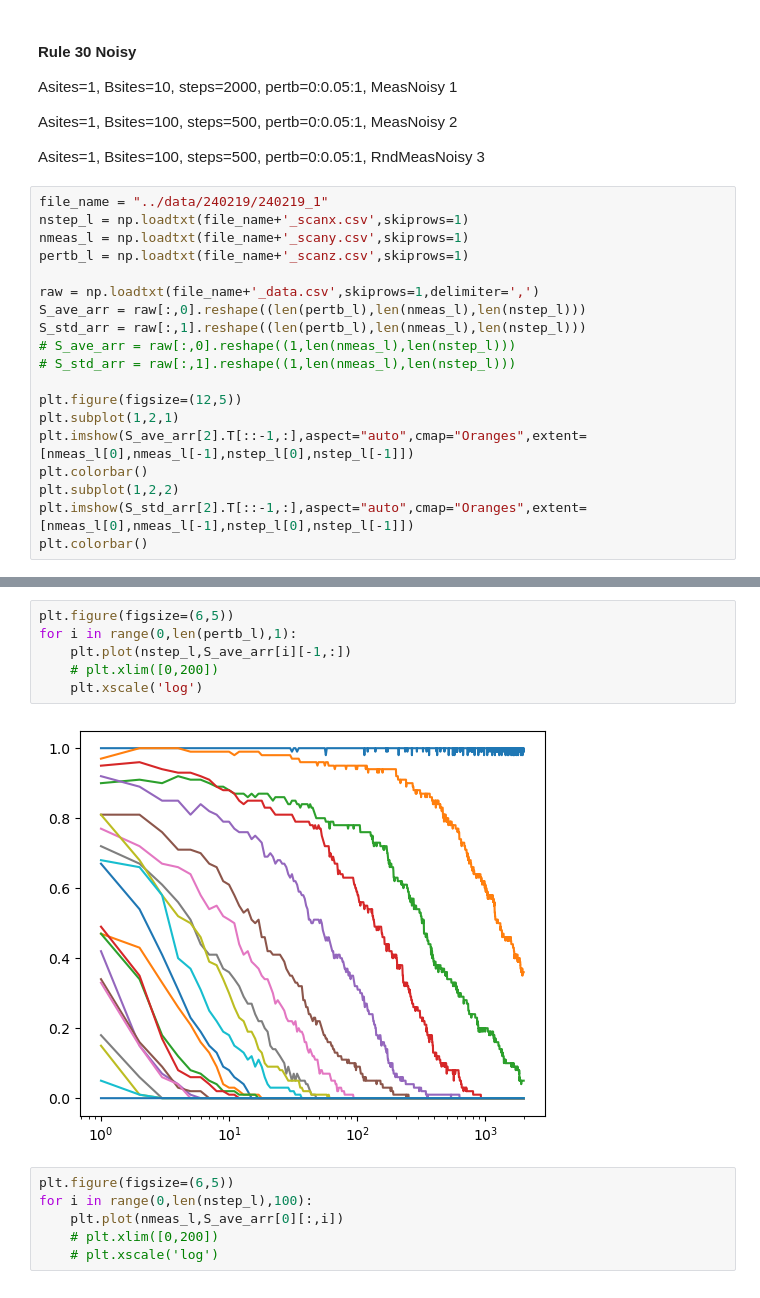
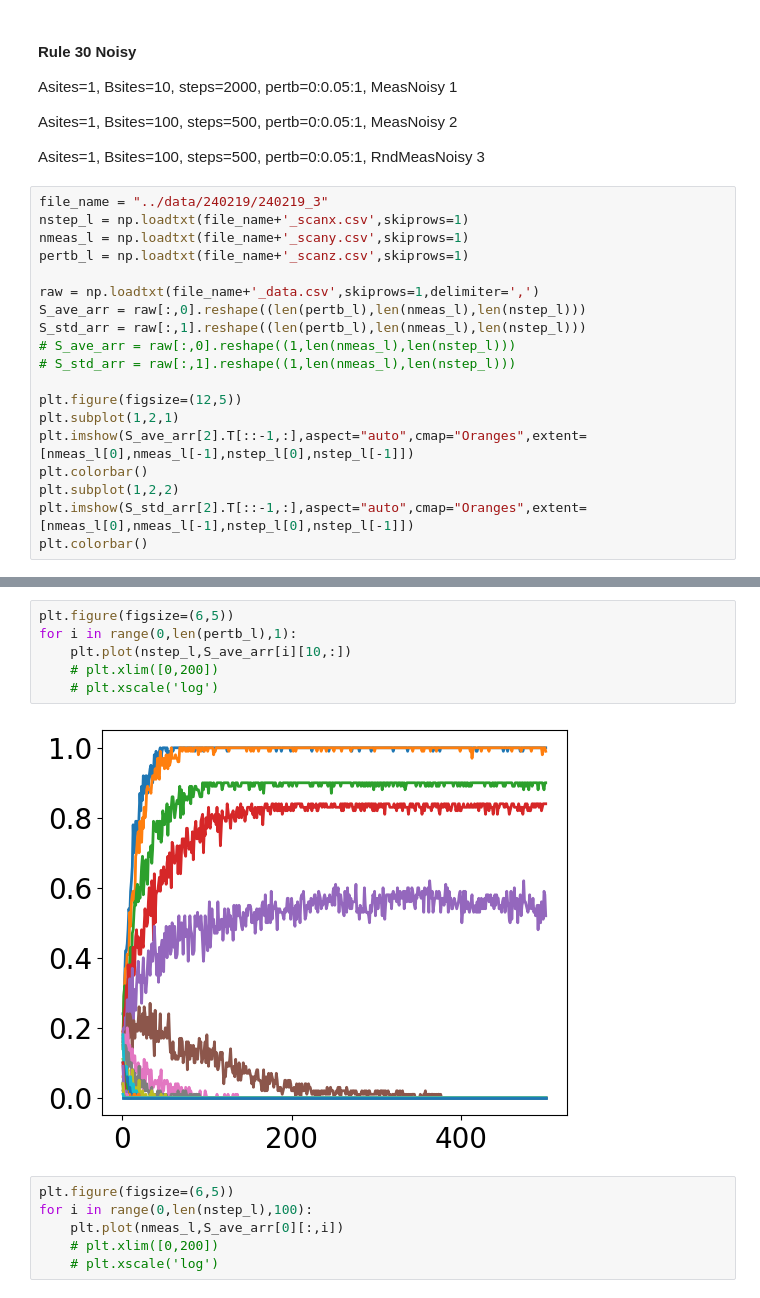
Before and after one commit to zsxqblz/classical_hayden_preskill, a Jupyter notebook: visualization/visualization_240219.ipynb, the cells around one changed output, grey strips where cells are left out. Saved outputs shown, nothing was run; the diff lists cells and outputs as text.

```diff
--- a/visualization/visualization_240219.ipynb
+++ b/visualization/visualization_240219.ipynb
@@ -15,7 +15,7 @@ Asites=1, Bsites=100, steps=500, pertb=0:0.05:1, MeasNoisy 2
 
 Asites=1, Bsites=100, steps=500, pertb=0:0.05:1, RndMeasNoisy 3
 # %%
-file_name = "../data/240219/240219_1"
+file_name = "../data/240219/240219_3"
 nstep_l = np.loadtxt(file_name+'_scanx.csv',skiprows=1)
 nmeas_l = np.loadtxt(file_name+'_scany.csv',skiprows=1)
 pertb_l = np.loadtxt(file_name+'_scanz.csv',skiprows=1)
@@ -39,11 +39,11 @@ plt.colorbar()
 # %%
 plt.figure(figsize=(6,5))
 for i in range(0,len(pertb_l),1):
-    plt.plot(nstep_l,S_ave_arr[i][-1,:])
+    plt.plot(nstep_l,S_ave_arr[i][10,:])
     # plt.xlim([0,200])
-    plt.xscale('log')
+    # plt.xscale('log')
 # %% [output]
-[figure, old version]
+[figure, new version]
 # %%
 plt.figure(figsize=(6,5))
 for i in range(0,len(nstep_l),100):
```
Also changed, not shown: parts of 8 cells of this notebook, 7 other files.
